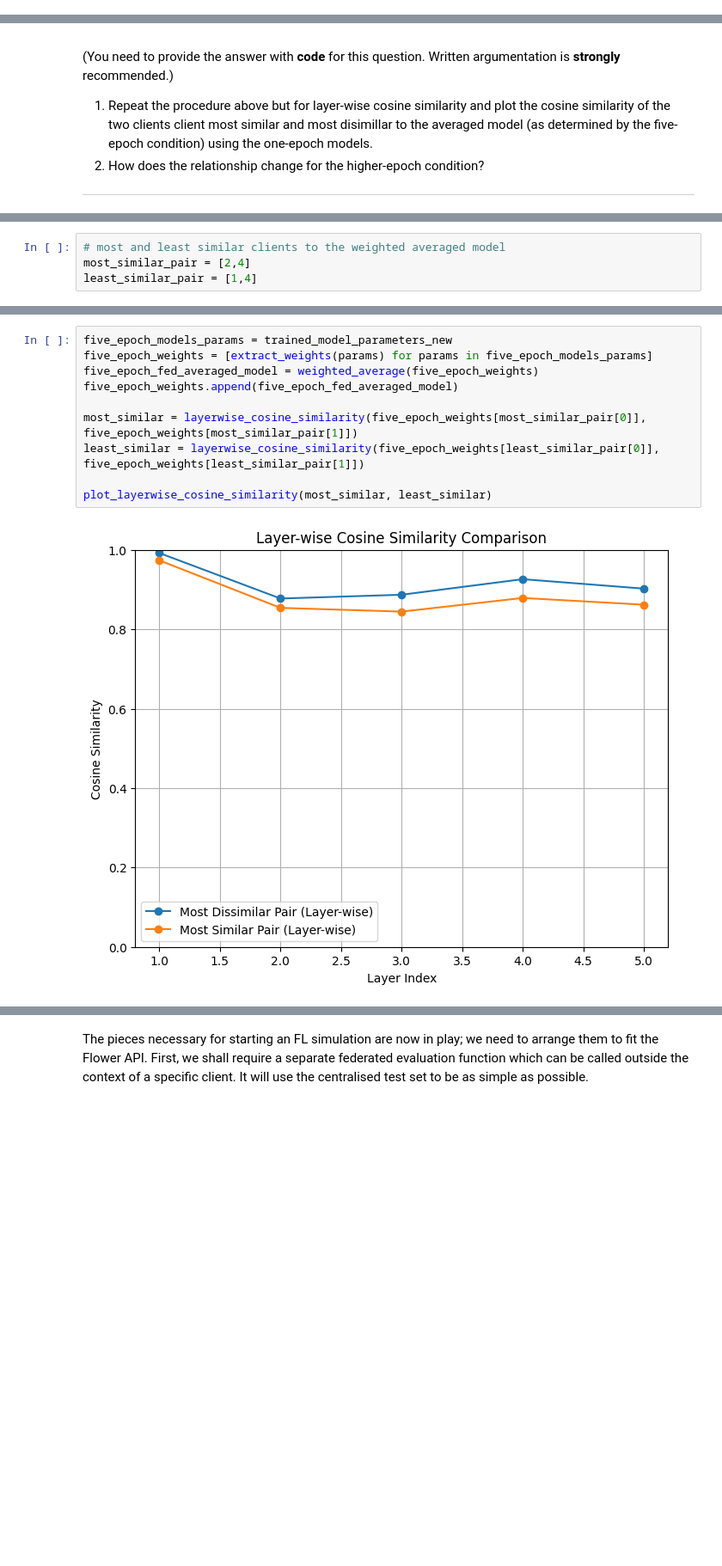
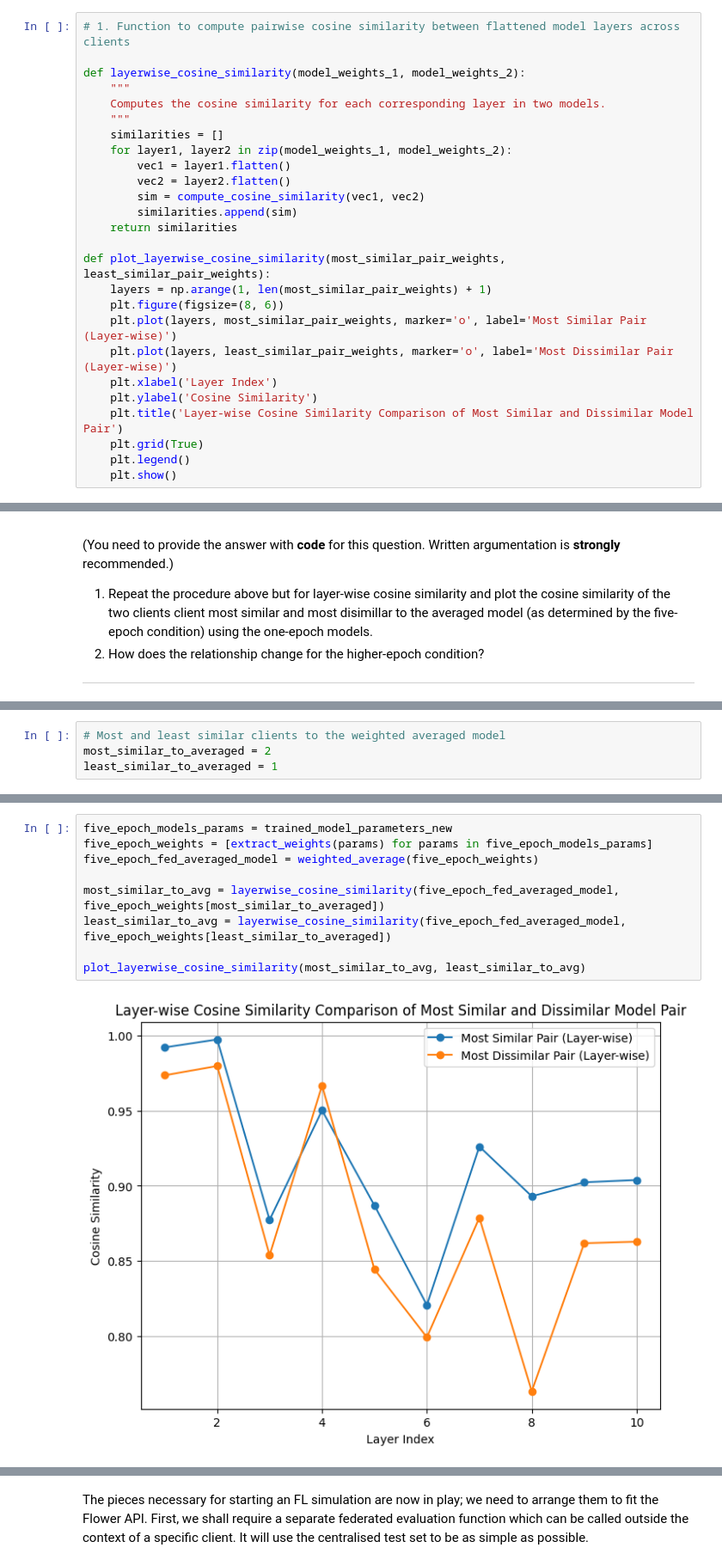
Before and after one commit to Lourencom/L361-Federated-Learning, a Jupyter notebook: labs/L361_2025_Lab_1_From_Centralised_To_Federated_Part_2.ipynb, the cells around one changed output, grey strips where cells are left out. Shown at 86% size. Cells and saved outputs as stored; diff of their text form; blank space fills up the shorter version.

```diff
--- a/labs/L361_2025_Lab_1_From_Centralised_To_Federated_Part_2.ipynb
+++ b/labs/L361_2025_Lab_1_From_Centralised_To_Federated_Part_2.ipynb
@@ -902,0 +707,26 @@ Written argument: When repeating the experiments for MLP, we observe that using
+# %%
+# 1. Function to compute pairwise cosine similarity between flattened model layers across clients
+
+def layerwise_cosine_similarity(model_weights_1, model_weights_2):
+    """
+    Computes the cosine similarity for each corresponding layer in two models.
+    """
+    similarities = []
+    for layer1, layer2 in zip(model_weights_1, model_weights_2):
+        vec1 = layer1.flatten()
+        vec2 = layer2.flatten()
+        sim = compute_cosine_similarity(vec1, vec2)
+        similarities.append(sim)
+    return similarities
+
+def plot_layerwise_cosine_similarity(most_similar_pair_weights, least_similar_pair_weights):
+    layers = np.arange(1, len(most_similar_pair_weights) + 1)
+    plt.figure(figsize=(8, 6))
+    plt.plot(layers, most_similar_pair_weights, marker='o', label='Most Similar Pair (Layer-wise)')
+    plt.plot(layers, least_similar_pair_weights, marker='o', label='Most Dissimilar Pair (Layer-wise)')
+    plt.xlabel('Layer Index')
+    plt.ylabel('Cosine Similarity')
+    plt.title('Layer-wise Cosine Similarity Comparison of Most Similar and Dissimilar Model Pair')
+    plt.grid(True)
+    plt.legend()
+    plt.show()
@@ -1012,4 +999,4 @@ array([[1.        , 0.67310202, 0.76737517, 0.75340569, 0.8964712 ],
 # %%
-# most and least similar clients to the weighted averaged model
-most_similar_pair = [2,4]
-least_similar_pair = [1,4]
+# Most and least similar clients to the weighted averaged model
+most_similar_to_averaged = 2
+least_similar_to_averaged = 1
@@ -1030,12 +1016,11 @@ plot_layerwise_cosine_similarity(most_similar, least_similar)
 # %%
 five_epoch_models_params = trained_model_parameters_new
 five_epoch_weights = [extract_weights(params) for params in five_epoch_models_params]
 five_epoch_fed_averaged_model = weighted_average(five_epoch_weights)
-five_epoch_weights.append(five_epoch_fed_averaged_model)
 
-most_similar = layerwise_cosine_similarity(five_epoch_weights[most_similar_pair[0]], five_epoch_weights[most_similar_pair[1]])
-least_similar = layerwise_cosine_similarity(five_epoch_weights[least_similar_pair[0]], five_epoch_weights[least_similar_pair[1]])
+most_similar_to_avg = layerwise_cosine_similarity(five_epoch_fed_averaged_model, five_epoch_weights[most_similar_to_averaged])
+least_similar_to_avg = layerwise_cosine_similarity(five_epoch_fed_averaged_model, five_epoch_weights[least_similar_to_averaged])
 
-plot_layerwise_cosine_similarity(most_similar, least_similar)
+plot_layerwise_cosine_similarity(most_similar_to_avg, least_similar_to_avg)
 # %% [output]
-[figure, old version]
+[figure, new version]
```
Also changed, not shown: parts of 93 cells of this notebook, 1 other file.
